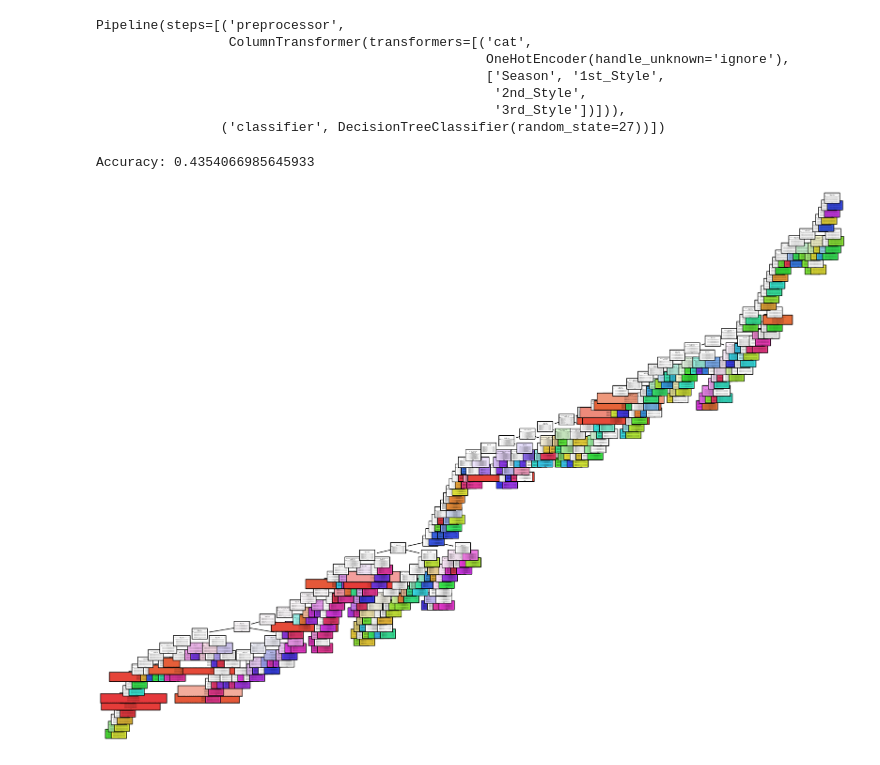
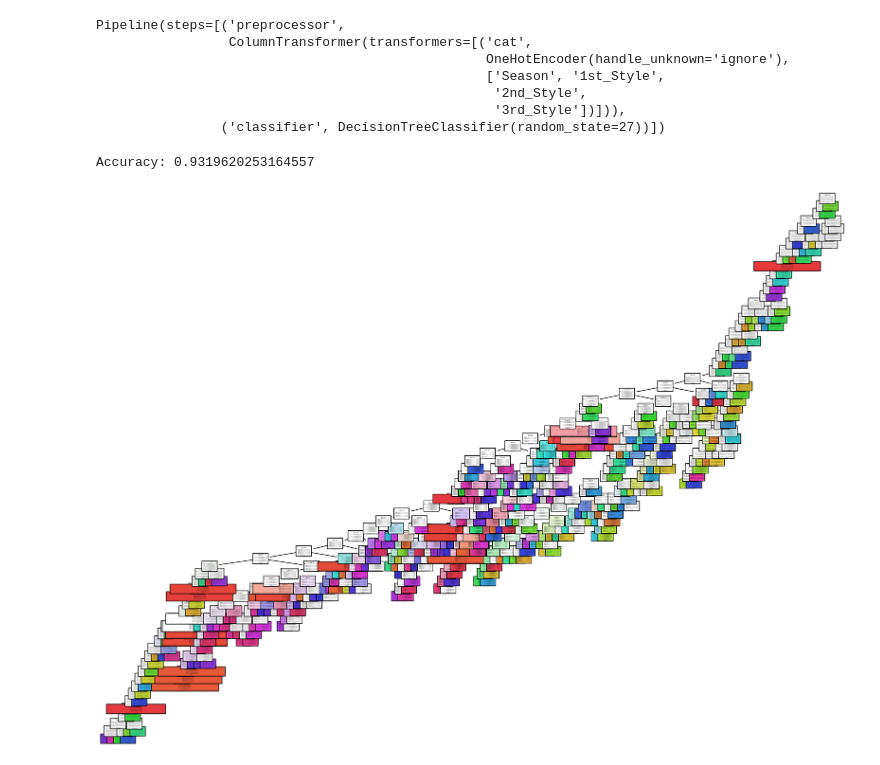
Before and after one commit to epfl-ada/ada-2023-project-adacadabra2023, a Jupyter notebook: main_dfs_web/classifier.ipynb, the cells around one changed output. Cells and saved outputs as stored; diff of their text form; code cells hidden in the pictures.

Commit message:
tree traines

```diff
--- a/main_dfs_web/classifier.ipynb
+++ b/main_dfs_web/classifier.ipynb
@@ -53,7 +53,7 @@ dtc_model = Pipeline(steps=[('preprocessor', preprocessor),
                         ('classifier', dtc)])
 # %%
 # Train the model on the training data
-dtc_model.fit(X_train, y_train)
+dtc_model.fit(features, target)
 # %% [output]
 Pipeline(steps=[('preprocessor',
                  ColumnTransformer(transformers=[('cat',
@@ -68,22 +68,22 @@ y_pred = dtc_model.predict(X_test)
 # %%
 # Evaluate the accuracy
-accuracy = accuracy_score(y_test, y_pred)
+accuracy = accuracy_score(target, y_pred)
 print(f'Accuracy: {accuracy}')
 # %% [output]
-Accuracy: 0.4354066985645933
+Accuracy: 0.9319620253164557
 # %%
 from sklearn.tree import plot_tree
 import matplotlib.pyplot as plt
 
 # Fit the model on the entire training set
-dtc_model.fit(X_train, y_train)
+dtc_model.fit(features, target)
 
 # Get the class names
 class_names = list(target.unique())
 
 # Visualize the Decision Tree
 plt.figure(figsize=(20, 15))
 plot_tree(dtc_model['classifier'], feature_names=dtc_model.named_steps['preprocessor'].named_transformers_['cat'].get_feature_names_out(categorical_features), class_names=class_names, filled=True, rounded=True)
 plt.show()
 # %% [output]
-[figure, old version]
+[figure, new version]
```
Also changed, not shown: parts of 3 cells of this notebook, 3 other files.
